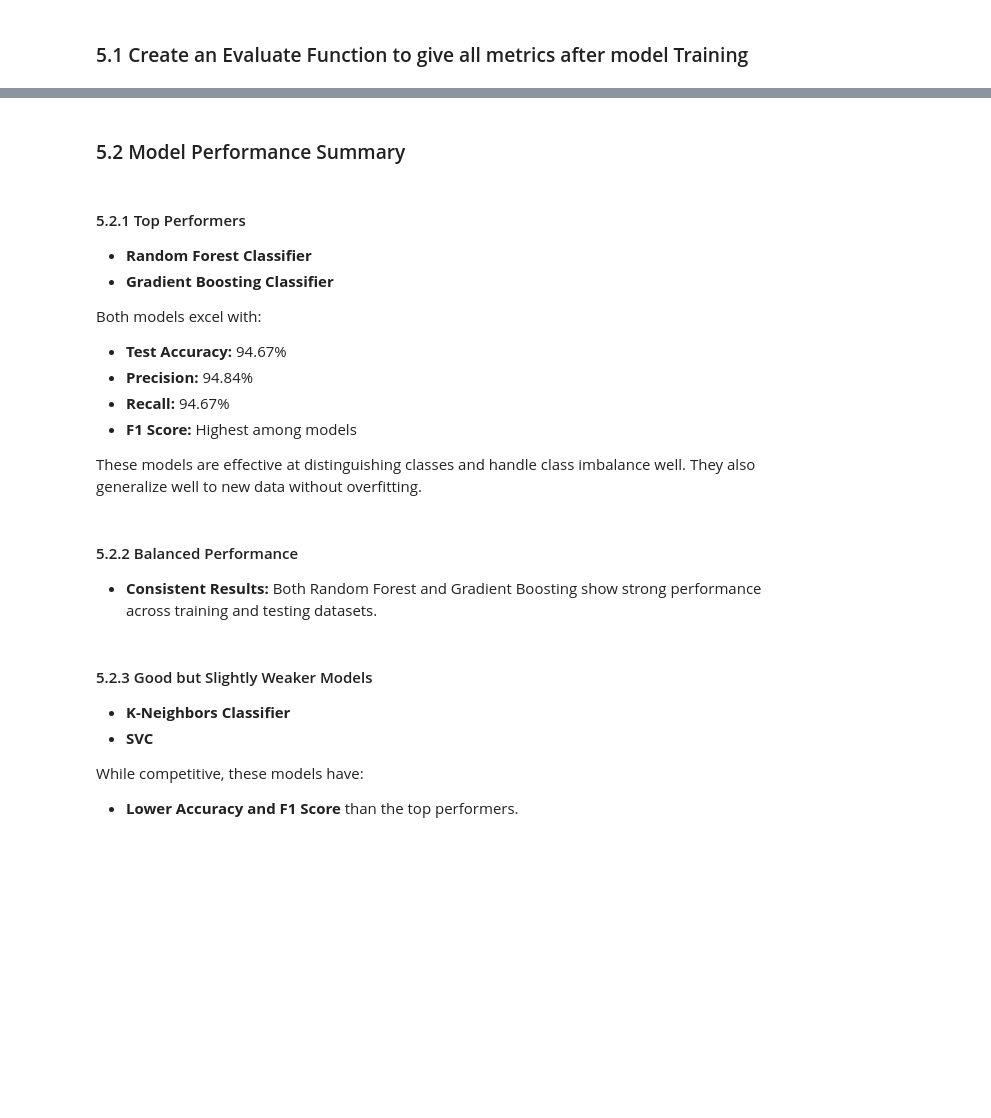
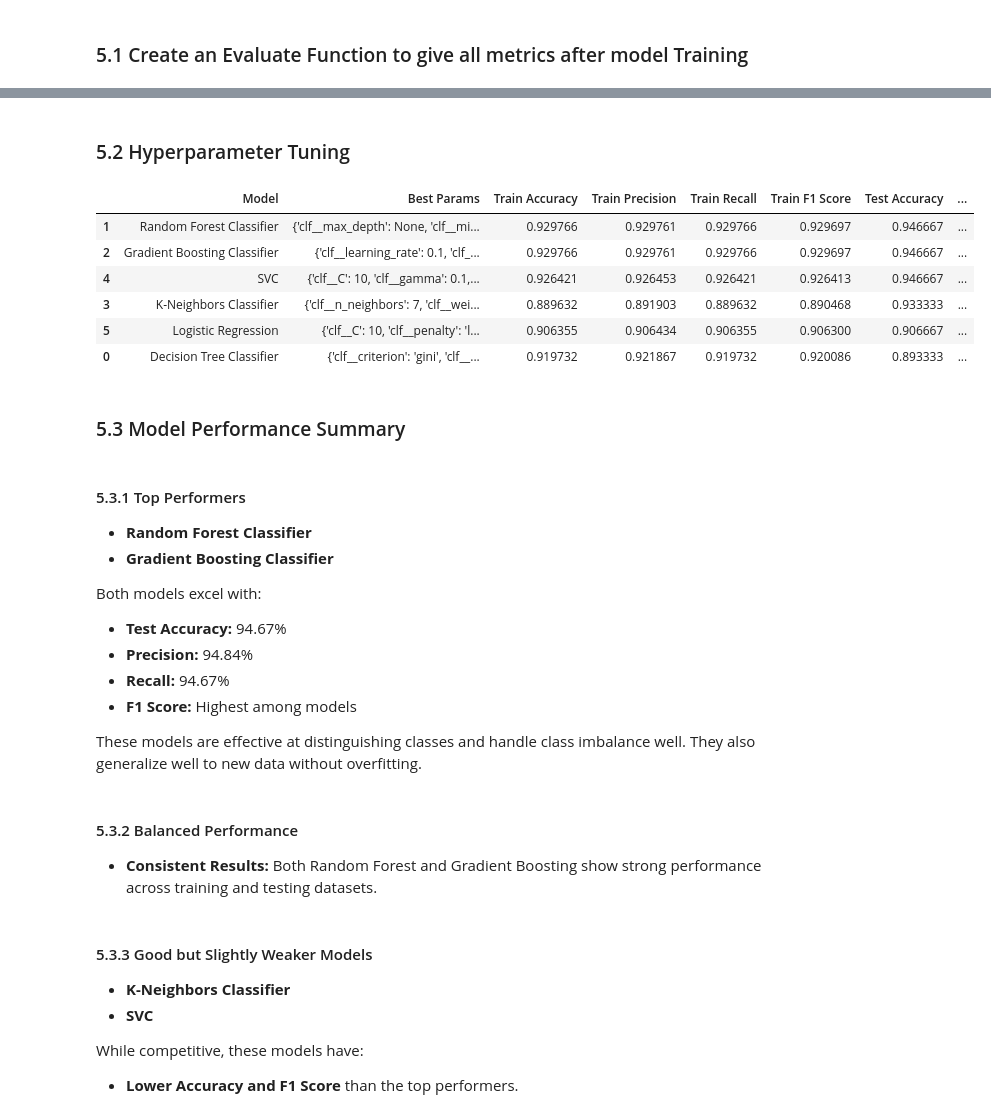
Before and after one commit to Syed-Irfan-1165/Sleep-Health-and-Lifestyle, a Jupyter notebook: notebook/2. MODEL TRAINING.IPYNB, the cells around one changed output, grey strips where cells are left out. Cells and saved outputs as stored; diff of their text form; code cells hidden in the pictures; blank space fills up the shorter version.

```diff
--- a/notebook/2. MODEL TRAINING.IPYNB
+++ b/notebook/2. MODEL TRAINING.IPYNB
@@ -304,0 +330,2 @@ df_results
+# %% [markdown]
+### 5.2 Hyperparameter Tuning
@@ -304,0 +366,56 @@ df_results
+# %%
+tuned_results = []
+
+for name, model in classification_models.items():
+    # Create a pipeline
+    pipeline = Pipeline([
+        ('scaler', StandardScaler()),
+        ('clf', model)
+    ])
+
+    param_grid = param_grids[name]
+
+    # Initialize GridSearchCV
+    grid_search = GridSearchCV(pipeline, param_grid, cv=5, scoring='f1_weighted', n_jobs=-1)
+
+    # Fit GridSearchCV
+    grid_search.fit(X_train, y_train)
+
+    # Get the best parameters and best score
+    best_params = grid_search.best_params_
+    best_score = grid_search.best_score_
+
+    # Predict on train and test data
+    y_train_pred1 = grid_search.best_estimator_.predict(X_train)
+    y_test_pred1 = grid_search.best_estimator_.predict(X_test)
+
+    # Evaluate performance
+    train_metrics1 = evaluate_classification_model(y_train, y_train_pred1)
+    test_metrics1 = evaluate_classification_model(y_test, y_test_pred1)
+
+    tuned_results.append({
+        'Model': name,
+        'Best Params': best_params,
+        'Train Accuracy': train_metrics1[0],
+        'Train Precision': train_metrics1[1],
+        'Train Recall': train_metrics1[2],
+        'Train F1 Score': train_metrics1[3],
+        'Test Accuracy': test_metrics1[0],
+        'Test Precision': test_metrics1[1],
+        'Test Recall': test_metrics1[2],
+        'Test F1 Score': test_metrics1[3],
+        'Best F1 Score (Train)': best_score
+    })
+
+# Creating DataFrame sorting based on Test F1 Score
+df_tuned_results = pd.DataFrame(tuned_results).sort_values(by='Test F1 Score', ascending=False)
+
+df_tuned_results
+# %% [output]
+|  | Model | Best Params | Train Accuracy | Train Precision | Train Recall | Train F1 Score | Test Accuracy | ... |
+| 1 | Random Forest Classifier | {'clf__max_depth': None, 'clf__mi... | 0.929766 | 0.929761 | 0.929766 | 0.929697 | 0.946667 | ... |
+| 2 | Gradient Boosting Classifier | {'clf__learning_rate': 0.1, 'clf_... | 0.929766 | 0.929761 | 0.929766 | 0.929697 | 0.946667 | ... |
+| 4 | SVC | {'clf__C': 10, 'clf__gamma': 0.1,... | 0.926421 | 0.926453 | 0.926421 | 0.926413 | 0.946667 | ... |
+| 3 | K-Neighbors Classifier | {'clf__n_neighbors': 7, 'clf__wei... | 0.889632 | 0.891903 | 0.889632 | 0.890468 | 0.933333 | ... |
+| 5 | Logistic Regression | {'clf__C': 10, 'clf__penalty': 'l... | 0.906355 | 0.906434 | 0.906355 | 0.906300 | 0.906667 | ... |
+| 0 | Decision Tree Classifier | {'clf__criterion': 'gini', 'clf__... | 0.919732 | 0.921867 | 0.919732 | 0.920086 | 0.893333 | ... |
@@ -305,7 +443,7 @@ df_results
 # %% [markdown]
-### 5.2 Model Performance Summary
+### 5.3 Model Performance Summary
 # %% [markdown]
-#### 5.2.1 Top Performers
+#### 5.3.1 Top Performers
 - **Random Forest Classifier**
 - **Gradient Boosting Classifier**
 
@@ -317,10 +455,10 @@ Both models excel with:
 
 These models are effective at distinguishing classes and handle class imbalance well. They also generalize well to new data without overfitting.
 # %% [markdown]
-#### 5.2.2 Balanced Performance
+#### 5.3.2 Balanced Performance
 - **Consistent Results:** Both Random Forest and Gradient Boosting show strong performance across training and testing datasets.
 # %% [markdown]
-#### 5.2.3 Good but Slightly Weaker Models
+#### 5.3.3 Good but Slightly Weaker Models
 - **K-Neighbors Classifier**
 - **SVC**
 
```
Also changed, not shown: parts of 8 cells of this notebook, 2 other files.
